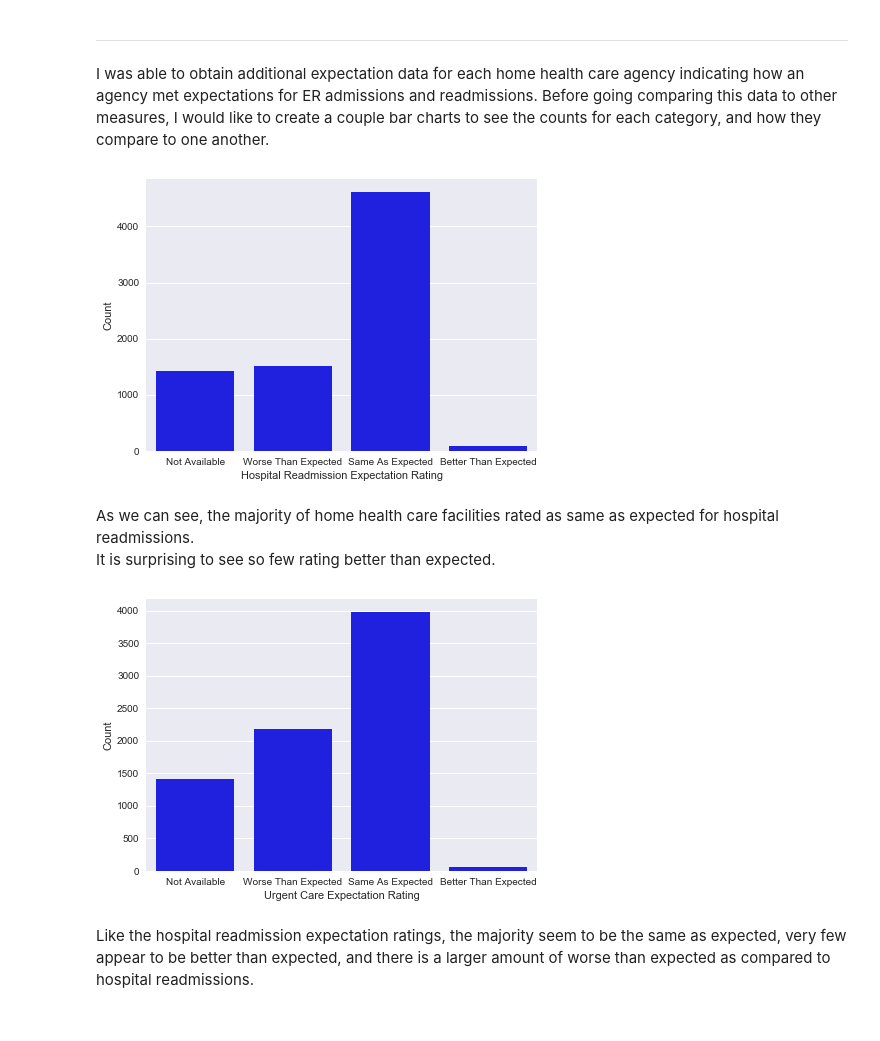
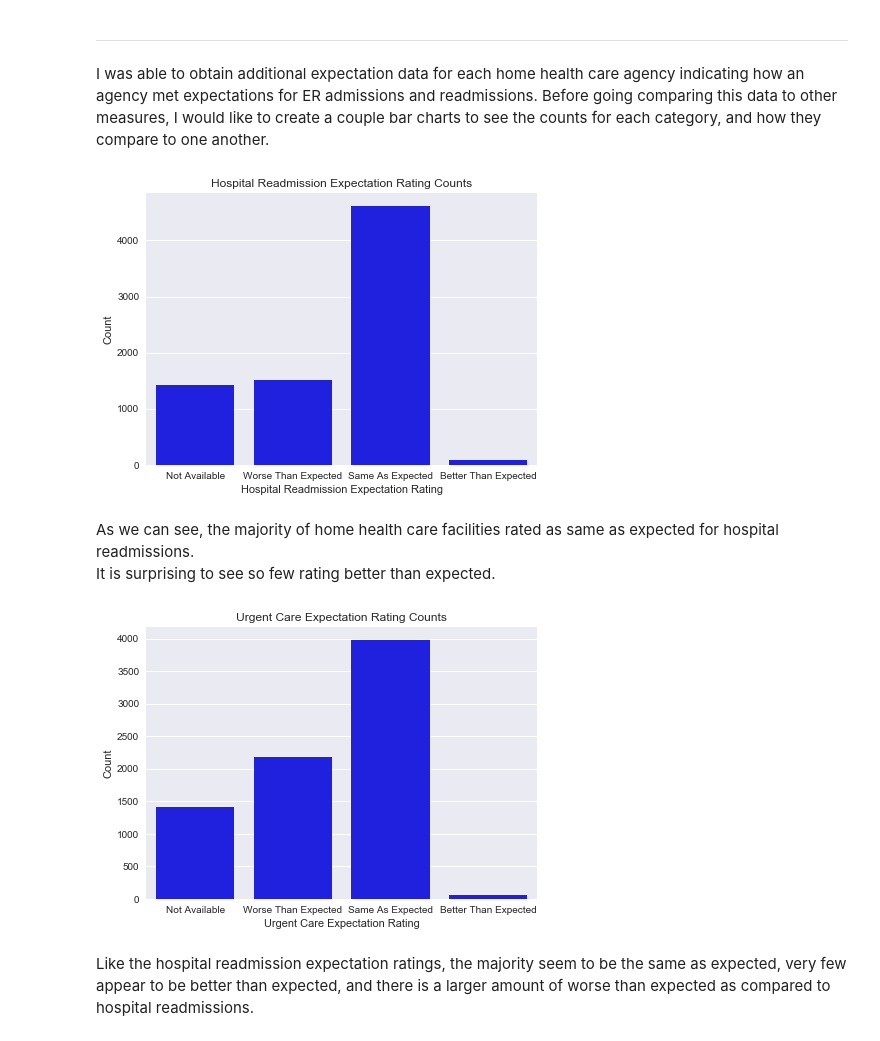
Before and after one commit to jsking751/Capstone_1, a Jupyter notebook: EDA and Analysis/Capstone1_EDA_Part_2.ipynb, the cells around one changed output. Saved outputs shown, nothing was run; the diff lists cells and outputs as text; code cells hidden in the pictures.

```diff
--- a/EDA and Analysis/Capstone1_EDA_Part_2.ipynb
+++ b/EDA and Analysis/Capstone1_EDA_Part_2.ipynb
@@ -113,15 +116,16 @@ I was able to obtain additional expectation data for each home health care agenc
 # %%
 # Bar Chart of Readmission Expectations for HHC
 plt.subplots(0,figsize=(7,5))
 _ = sns.countplot(x = 'readmit_expectation', data=hhc, color = 'blue')
 _ = plt.xlabel('Hospital Readmission Expectation Rating')
 _ = plt.ylabel('Count')
-
+_ = plt.title('Hospital Readmission Expectation Rating Counts')
 ratings = ['Not Available', 'Worse Than Expected','Same As Expected','Better Than Expected']
 plt.xticks(np.arange(4),ratings)
+
 plt.show()
 # %% [output]
-[figure, old version]
+[figure, new version]
 # %% [markdown]
 As we can see, the majority of home health care facilities rated as same as expected for hospital readmissions.<br>
 It is surprising to see so few rating better than expected.
@@ -131,10 +135,12 @@ plt.subplots(0,figsize=(7,5))
 _ = sns.countplot(x = 'er_admit_expectation', data=hhc, color = 'blue')
 _ = plt.xlabel('Urgent Care Expectation Rating')
 _ = plt.ylabel('Count')
+_ = plt.title('Urgent Care Expectation Rating Counts')
 plt.xticks(np.arange(4),ratings)
+
 plt.show()
 # %% [output]
-[figure, old version]
+[figure, new version]
 # %% [markdown]
 Like the hospital readmission expectation ratings, the majority seem to be the same as expected, very few appear to be better than expected, and there is a larger amount of worse than expected as compared to hospital readmissions.
 # %% [markdown]
```
Also changed, not shown: parts of 35 cells of this notebook.
